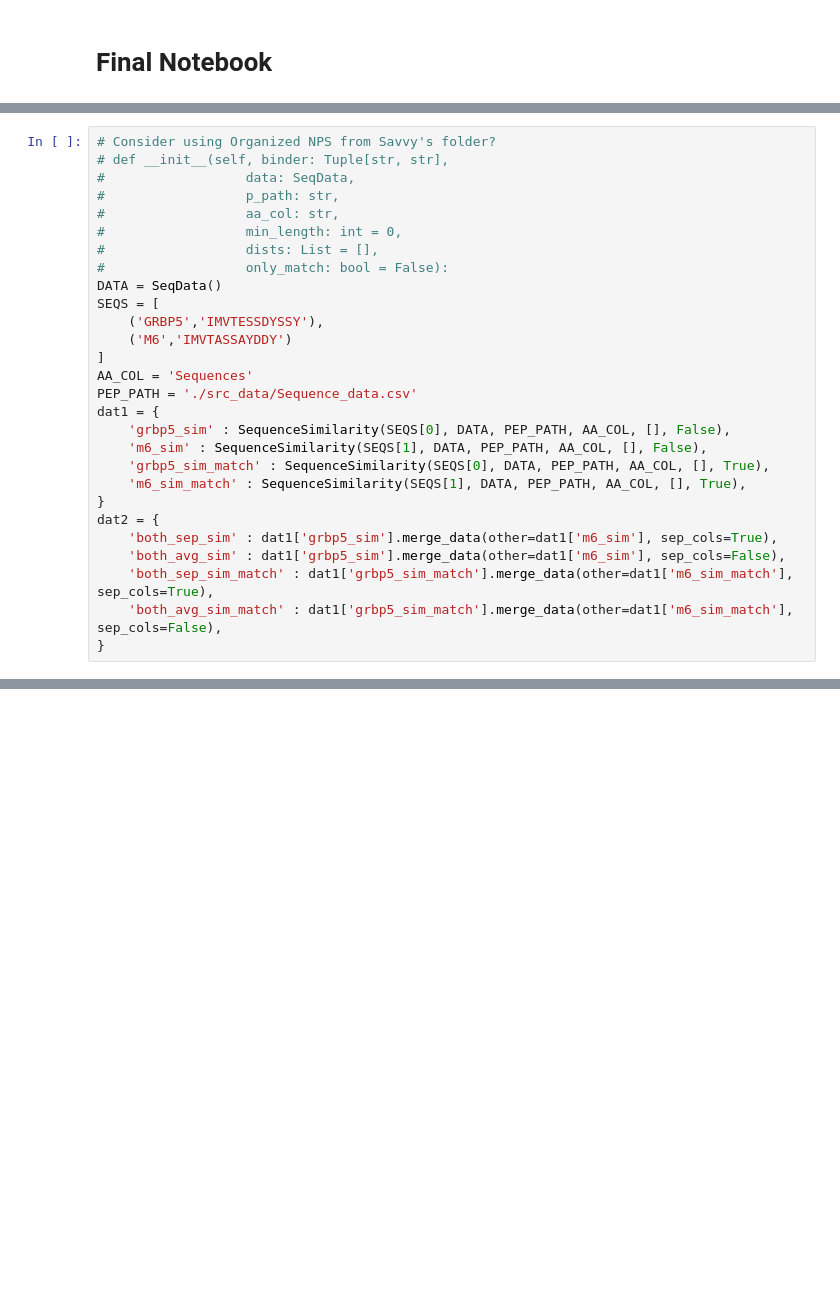
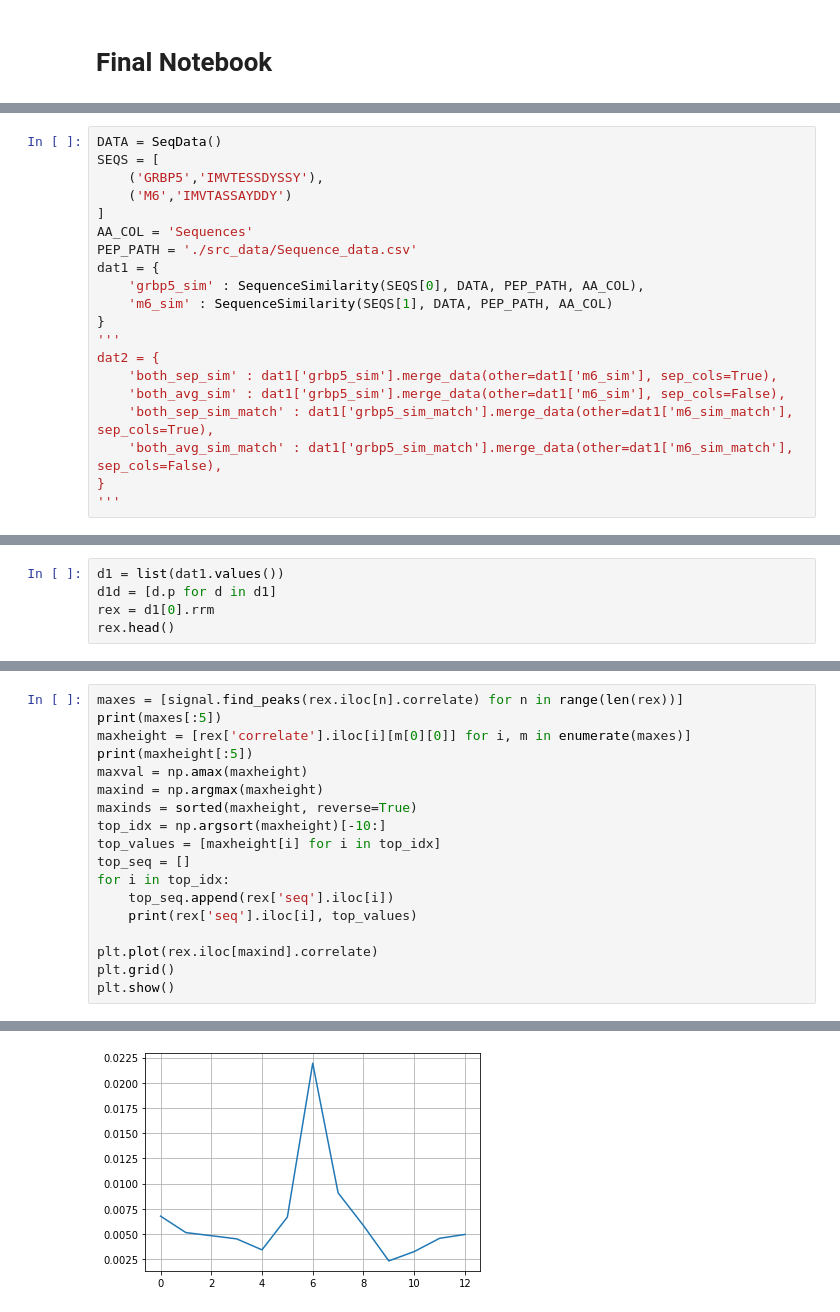
Before and after one commit to clpi/gemsec-neuropep, a Jupyter notebook: final/Untitled.ipynb, the cells around one changed output, grey strips where cells are left out. Cells and saved outputs as stored; diff of their text form; blank space fills up the shorter version.

```diff
--- a/final/Untitled.ipynb
+++ b/final/Untitled.ipynb
@@ -336,12 +262,4 @@ DF_euclid = pd.DataFrame(squareform(dists), columns=DF_var.index, index=DF_var.i
 # %%
-# Consider using Organized NPS from Savvy's folder?
-# def __init__(self, binder: Tuple[str, str],
-#                  data: SeqData,
-#                  p_path: str,
-#                  aa_col: str,
-#                  min_length: int = 0,
-#                  dists: List = [],
-#                  only_match: bool = False):
 DATA = SeqData()
 SEQS = [
     ('GRBP5','IMVTESSDYSSY'),
@@ -350,15 +268,15 @@ SEQS = [
 AA_COL = 'Sequences'
 PEP_PATH = './src_data/Sequence_data.csv'
 dat1 = {
-    'grbp5_sim' : SequenceSimilarity(SEQS[0], DATA, PEP_PATH, AA_COL, [], False),
-    'm6_sim' : SequenceSimilarity(SEQS[1], DATA, PEP_PATH, AA_COL, [], False),
-    'grbp5_sim_match' : SequenceSimilarity(SEQS[0], DATA, PEP_PATH, AA_COL, [], True),
-    'm6_sim_match' : SequenceSimilarity(SEQS[1], DATA, PEP_PATH, AA_COL, [], True),
+    'grbp5_sim' : SequenceSimilarity(SEQS[0], DATA, PEP_PATH, AA_COL),
+    'm6_sim' : SequenceSimilarity(SEQS[1], DATA, PEP_PATH, AA_COL)
 }
+'''
 dat2 = {
     'both_sep_sim' : dat1['grbp5_sim'].merge_data(other=dat1['m6_sim'], sep_cols=True),
     'both_avg_sim' : dat1['grbp5_sim'].merge_data(other=dat1['m6_sim'], sep_cols=False),
     'both_sep_sim_match' : dat1['grbp5_sim_match'].merge_data(other=dat1['m6_sim_match'], sep_cols=True),
     'both_avg_sim_match' : dat1['grbp5_sim_match'].merge_data(other=dat1['m6_sim_match'], sep_cols=False),
 }
+'''
 # %% [output]
@@ -395,0 +289,5 @@ TypeError: '>=' not supported between instances of 'int' and 'list'
+# %%
+d1 = list(dat1.values())
+d1d = [d.p for d in d1]
+rex = d1[0].rrm
+rex.head()
@@ -395,0 +316,19 @@ TypeError: '>=' not supported between instances of 'int' and 'list'
+# %%
+maxes = [signal.find_peaks(rex.iloc[n].correlate) for n in range(len(rex))]
+print(maxes[:5])
+maxheight = [rex['correlate'].iloc[i][m[0][0]] for i, m in enumerate(maxes)]
+print(maxheight[:5])
+maxval = np.amax(maxheight)
+maxind = np.argmax(maxheight)
+maxinds = sorted(maxheight, reverse=True)
+top_idx = np.argsort(maxheight)[-10:]
+top_values = [maxheight[i] for i in top_idx]
+top_seq = []
+for i in top_idx:
+    top_seq.append(rex['seq'].iloc[i])
+    print(rex['seq'].iloc[i], top_values)
+
+plt.plot(rex.iloc[maxind].correlate)
+plt.grid()
+plt.show()
+# %% [output]
@@ -395,0 +347 @@ TypeError: '>=' not supported between instances of 'int' and 'list'
+[figure, added]
```
Also changed, not shown: parts of 13 cells of this notebook, 3 other files.
